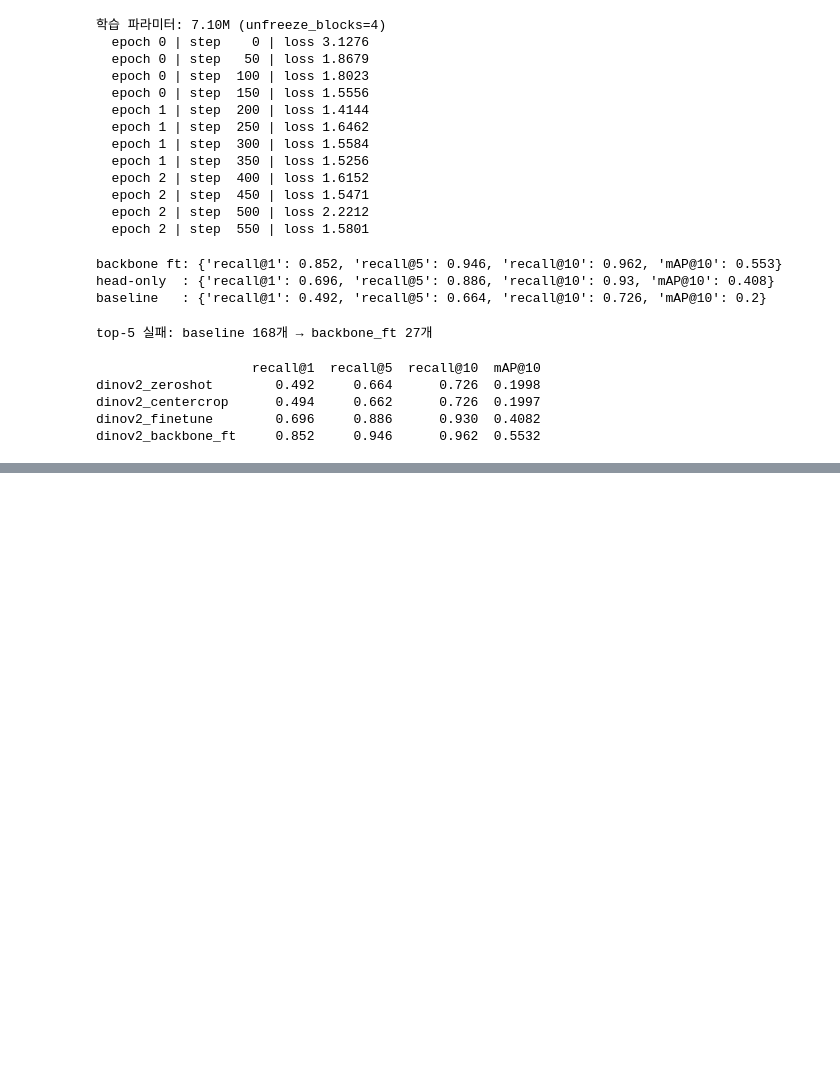
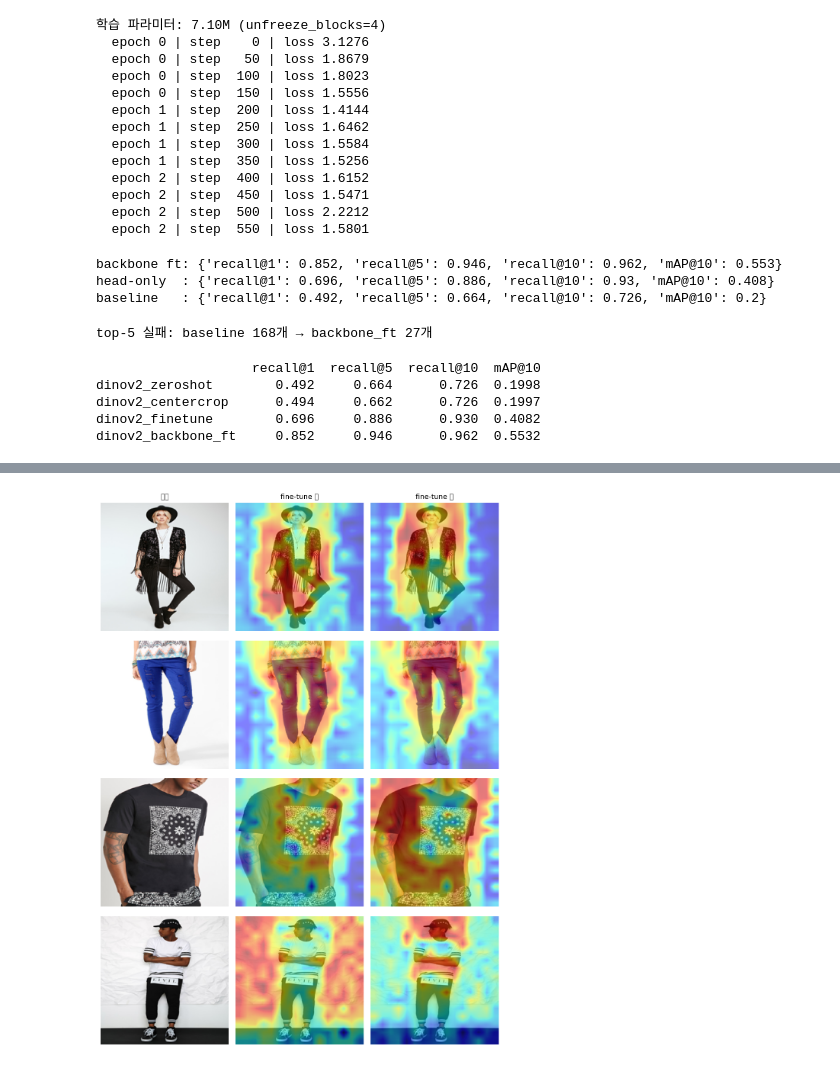
Before and after one commit to UPTOUOY/fashion-image-retrieval, a Jupyter notebook: retrieval.ipynb, the cells around one changed output, grey strips where cells are left out. Drawn from its saved outputs; the diff is of its cells as text; code cells hidden in the pictures; blank space fills up the shorter version.

Commit message:
Update notebook with FashionCLIP/attention experiments, README, split fix

```diff
--- a/retrieval.ipynb
+++ b/retrieval.ipynb
@@ -319,0 +250,3 @@ dinov2_backbone_ft     0.852     0.946      0.962  0.5532
+# %%
+import kagglehub
+DATA_ROOT = kagglehub.dataset_download("hserdaraltan/deepfashion-inshop-clothes-retrieval")
@@ -319,0 +256,6 @@ dinov2_backbone_ft     0.852     0.946      0.962  0.5532
+# %%
+import os, glob
+# 옛 split로 계산된 낡은 임베딩 캐시 제거 → A에서 새로 계산됨
+for f in glob.glob(f'{CACHE}/*.npy'):
+    print('삭제:', f)
+    os.remove(f)
@@ -319,0 +267,7 @@ dinov2_backbone_ft     0.852     0.946      0.962  0.5532
+# %%
+from src import data
+sp = data.load_inshop(DATA_ROOT)
+query, gallery, train = sp['query'], sp['gallery'], sp['train']
+query = data.subsample_items(query, n_items=500, seed=0)
+gallery = data.cap_gallery(query, gallery, max_gallery=8000, seed=0)
+print('query', len(query), 'gallery', len(gallery))
@@ -319,0 +346,16 @@ dinov2_backbone_ft     0.852     0.946      0.962  0.5532
+# %%
+from src import finetune_backbone as ftb
+import numpy as np, torch
+
+model_s = ftb.finetune_backbone(
+    train.paths, train.item_ids,
+    epochs=3, P=8, K=4, steps_per_epoch=200, lr=2e-5,
+    unfreeze_blocks=4, model_name='facebook/dinov2-small',
+)
+gS = ftb.encode_backbone(model_s, gallery.paths, desc='dinoS-ft-g')
+qS = ftb.encode_backbone(model_s, query.paths,   desc='dinoS-ft-q')
+np.save(f'{CACHE}/g_dinovS_ft.npy', gS); np.save(f'{CACHE}/q_dinovS_ft.npy', qS)
+torch.save(model_s.state_dict(), f'{CACHE}/dinovS_ft.pt')   # attention·크래시대비
+
+_, idxS = metrics.search(gS, qS, topk=50)
+print('DINOv2-small fine-tune (같은 split):', ev(idxS))
@@ -319,0 +377,15 @@ dinov2_backbone_ft     0.852     0.946      0.962  0.5532
+# %%
+from src import attention as att
+import os, shutil
+os.makedirs('results', exist_ok=True)
+
+before = att.load_dinov2_eager('facebook/dinov2-small')
+after  = att.load_dinov2_eager('facebook/dinov2-small', state_dict=model_s.state_dict())
+
+att.compare_figure(before, after, query.paths[:4], 'results/attention_compare.png')
+shutil.copy('results/attention_compare.png', f'{CACHE}/attention_compare.png')  # Drive 보존
+
+from IPython.display import Image as IPImage
+IPImage('results/attention_compare.png')
+# %% [output]
+[figure, added]
```
Also changed, not shown: parts of 30 cells of this notebook.
